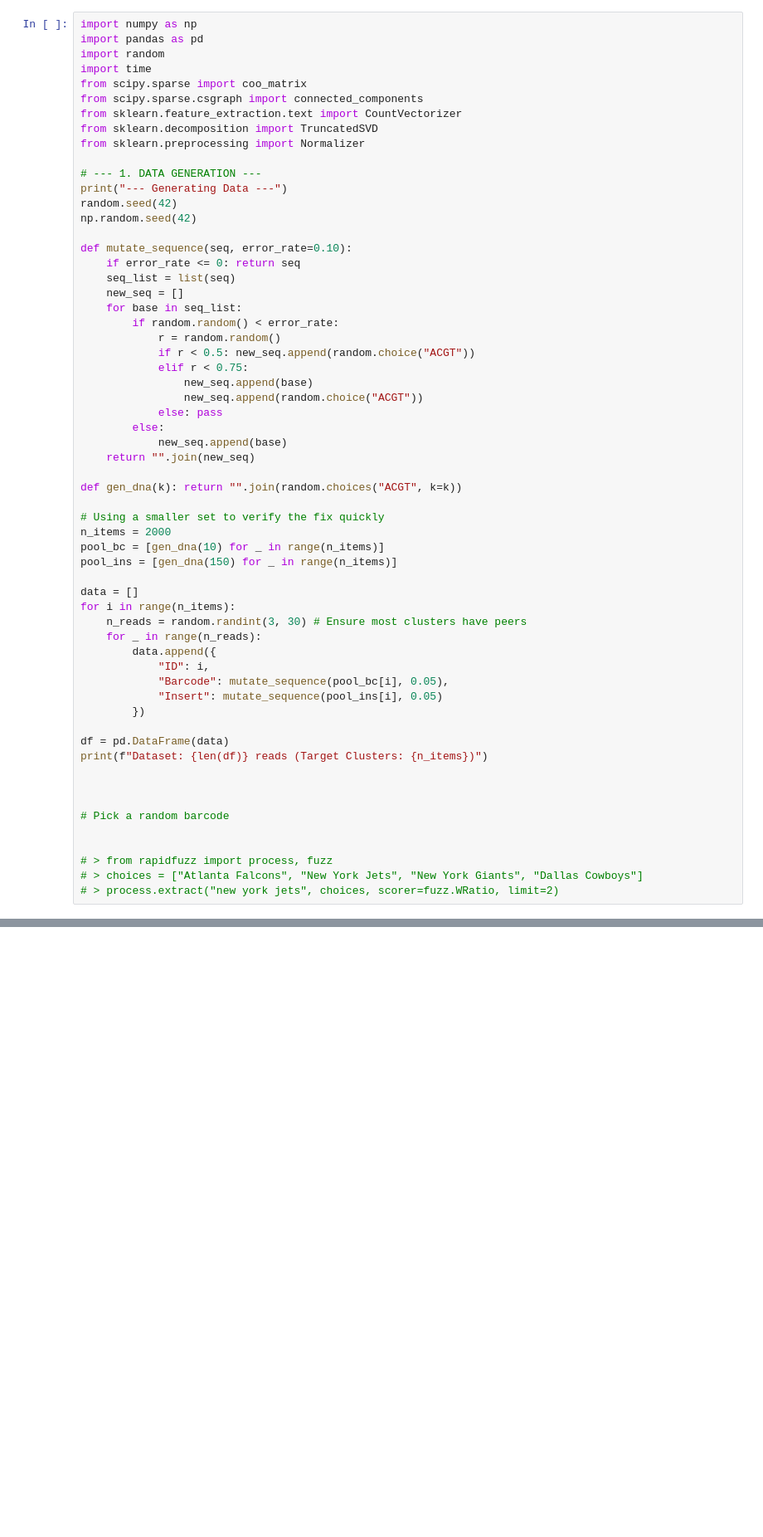
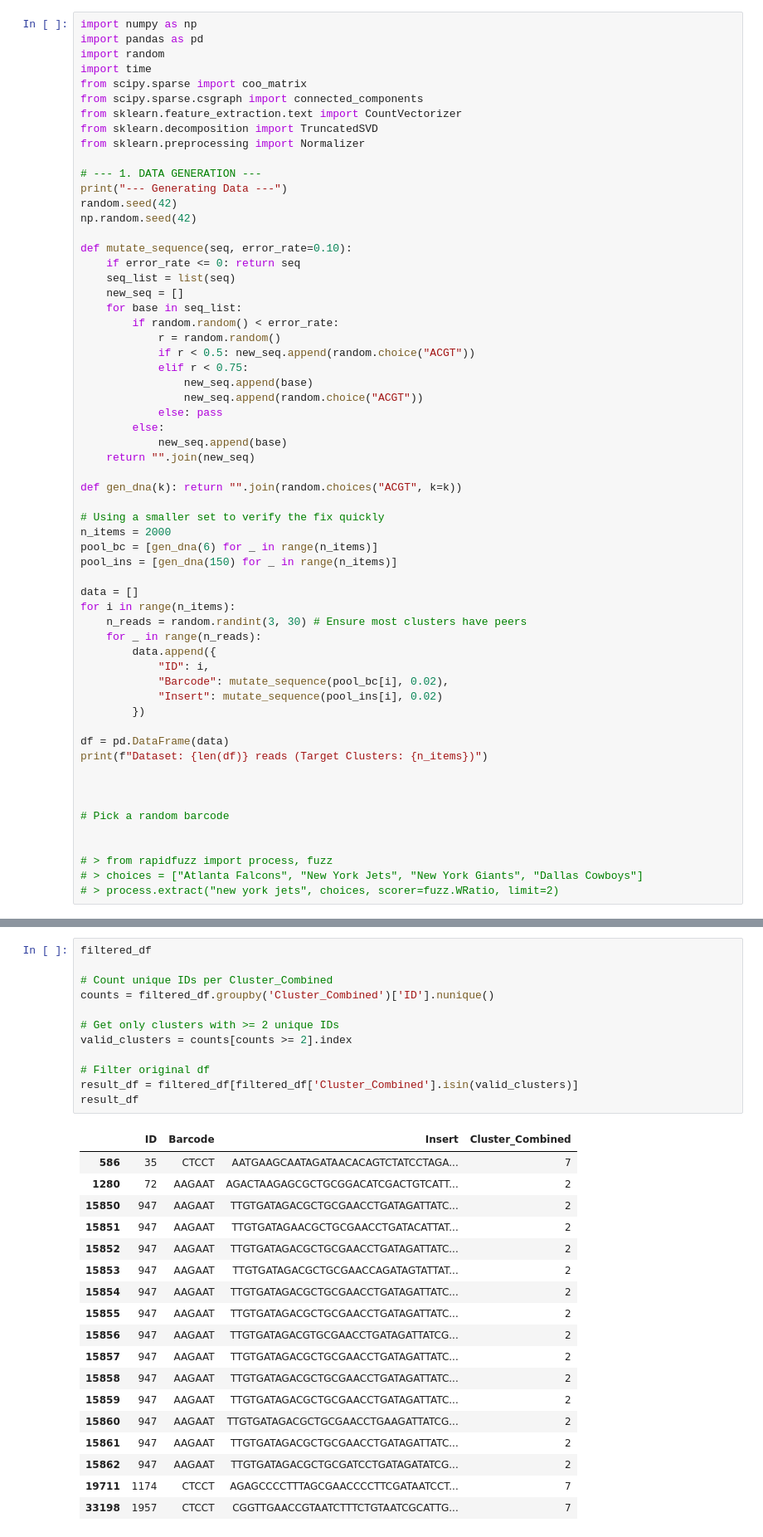
Before and after one commit to Delayed-Gitification/nano_tools, a Jupyter notebook: plasmid_barcode_more_manual.ipynb, the cells around one changed output, grey strips where cells are left out. Shown: that part at 83% size. Drawn from its saved outputs; the diff is of its cells as text; blank space fills up the shorter version.

```diff
--- a/plasmid_barcode_more_manual.ipynb
+++ b/plasmid_barcode_more_manual.ipynb
@@ -34,7 +34,7 @@ def gen_dna(k): return "".join(random.choices("ACGT", k=k))
 
 # Using a smaller set to verify the fix quickly
 n_items = 2000
-pool_bc = [gen_dna(10) for _ in range(n_items)]
+pool_bc = [gen_dna(6) for _ in range(n_items)]
 pool_ins = [gen_dna(150) for _ in range(n_items)]
 
 data = []
@@ -43,8 +43,8 @@ for i in range(n_items):
     for _ in range(n_reads):
         data.append({
             "ID": i,
-            "Barcode": mutate_sequence(pool_bc[i], 0.05),
-            "Insert": mutate_sequence(pool_ins[i], 0.05)
+            "Barcode": mutate_sequence(pool_bc[i], 0.02),
+            "Insert": mutate_sequence(pool_ins[i], 0.02)
         })
 
 df = pd.DataFrame(data)
@@ -104,0 +207,31 @@ Barcode: CCATCTGATT | Count: 23
+# %%
+filtered_df
+
+# Count unique IDs per Cluster_Combined
+counts = filtered_df.groupby('Cluster_Combined')['ID'].nunique()
+
+# Get only clusters with >= 2 unique IDs
+valid_clusters = counts[counts >= 2].index
+
+# Filter original df
+result_df = filtered_df[filtered_df['Cluster_Combined'].isin(valid_clusters)]
+result_df
+# %% [output]
+|  | ID | Barcode | Insert | Cluster_Combined |
+| 586 | 35 | CTCCT | AATGAAGCAATAGATAACACAGTCTATCCTAGA... | 7 |
+| 1280 | 72 | AAGAAT | AGACTAAGAGCGCTGCGGACATCGACTGTCATT... | 2 |
+| 15850 | 947 | AAGAAT | TTGTGATAGACGCTGCGAACCTGATAGATTATC... | 2 |
+| 15851 | 947 | AAGAAT | TTGTGATAGAACGCTGCGAACCTGATACATTAT... | 2 |
+| 15852 | 947 | AAGAAT | TTGTGATAGACGCTGCGAACCTGATAGATTATC... | 2 |
+| 15853 | 947 | AAGAAT | TTGTGATAGACGCTGCGAACCAGATAGTATTAT... | 2 |
+| 15854 | 947 | AAGAAT | TTGTGATAGACGCTGCGAACCTGATAGATTATC... | 2 |
+| 15855 | 947 | AAGAAT | TTGTGATAGACGCTGCGAACCTGATAGATTATC... | 2 |
+| 15856 | 947 | AAGAAT | TTGTGATAGACGTGCGAACCTGATAGATTATCG... | 2 |
+| 15857 | 947 | AAGAAT | TTGTGATAGACGCTGCGAACCTGATAGATTATC... | 2 |
+| 15858 | 947 | AAGAAT | TTGTGATAGACGCTGCGAACCTGATAGATTATC... | 2 |
+| 15859 | 947 | AAGAAT | TTGTGATAGACGCTGCGAACCTGATAGATTATC... | 2 |
+| 15860 | 947 | AAGAAT | TTGTGATAGACGCTGCGAACCTGAAGATTATCG... | 2 |
+| 15861 | 947 | AAGAAT | TTGTGATAGACGCTGCGAACCTGATAGATTATC... | 2 |
+| 15862 | 947 | AAGAAT | TTGTGATAGACGCTGCGATCCTGATAGATATCG... | 2 |
+| 19711 | 1174 | CTCCT | AGAGCCCCTTTAGCGAACCCCTTCGATAATCCT... | 7 |
+| 33198 | 1957 | CTCCT | CGGTTGAACCGTAATCTTTCTGTAATCGCATTG... | 7 |
```
Also changed, not shown: parts of 16 cells of this notebook.
